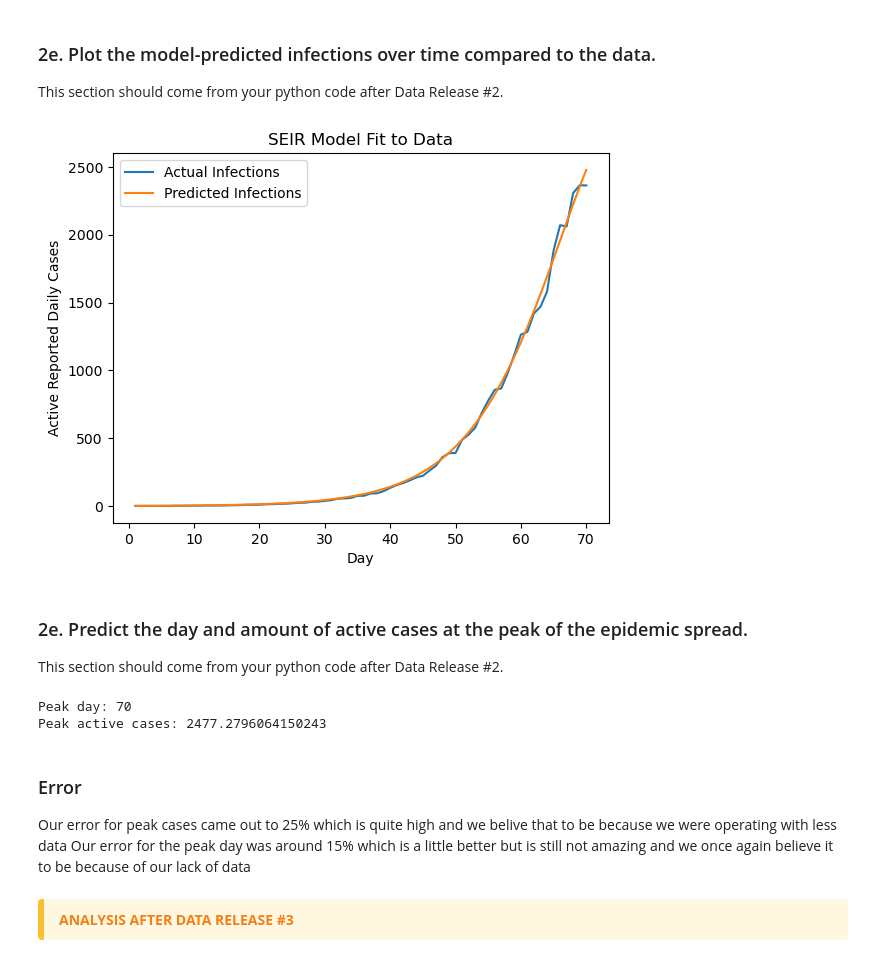
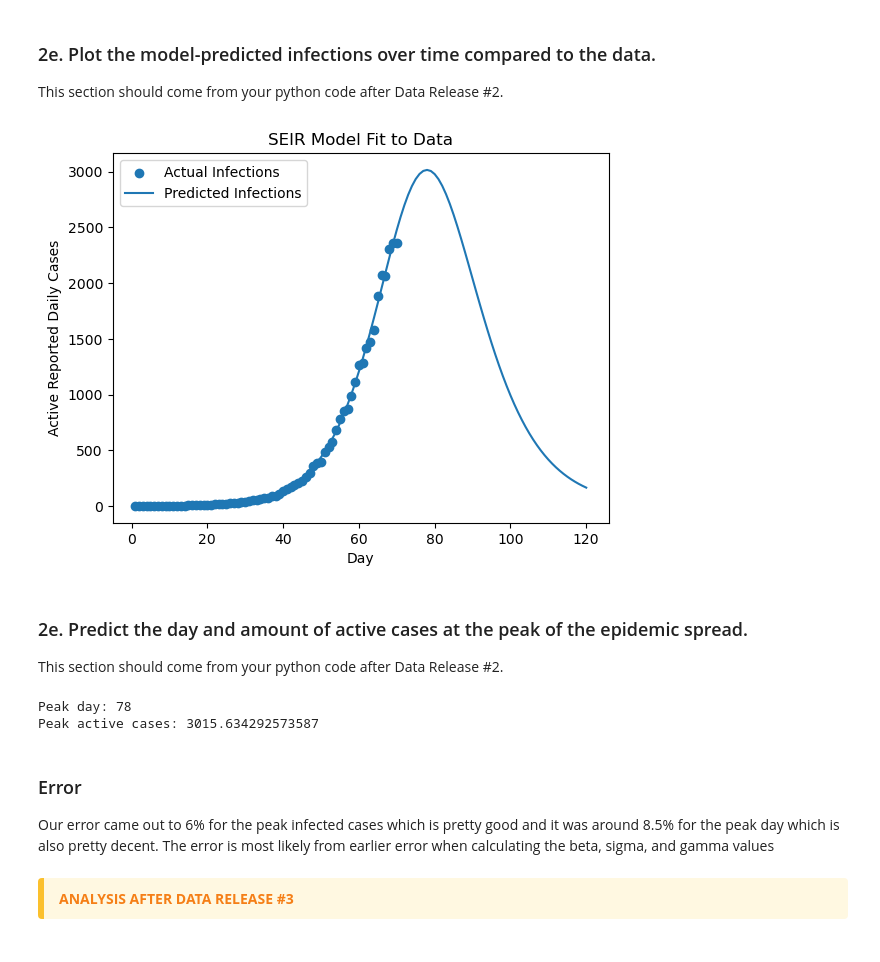
Before and after one commit to gracevl/Module-2-Epidemics-SIR-Modeling_lee_abed, a Jupyter notebook: Notebook examples/Template_student_final_notebook.ipynb, the cells around one changed output. Drawn from its saved outputs; the diff is of its cells as text; code cells hidden in the pictures.

```diff
--- a/Notebook examples/Template_student_final_notebook.ipynb
+++ b/Notebook examples/Template_student_final_notebook.ipynb
@@ -189,23 +189,23 @@ Best SSE:  74689.87651924638
 ### 2e. Plot the model-predicted infections over time compared to the data.
 This section should come from your python code after Data Release #2.
 # %%
-# plotting of the Infections vs. Time Graph
-plt.plot(timepoints, data["active reported daily cases"], label="Actual Infections")
-predicted = SEIR_model(best_beta, best_sigma, best_gamma, S0, E0, I0, R0, timepoints, N)
-plt.plot(timepoints, predicted[2][1:len(timepoints)+1], label="Predicted Infections")
+future_timepoints = np.arange(1,121)
+future_predicted = SEIR_model(best_beta, best_sigma, best_gamma, S0, E0, I0, R0, future_timepoints, N)
+plt.scatter(timepoints, data["active reported daily cases"], label="Actual Infections")
+plt.plot(future_timepoints, future_predicted[2][1:len(future_timepoints)+1], label="Predicted Infections")
 plt.xlabel("Day")
 plt.ylabel("Active Reported Daily Cases")
 plt.title("SEIR Model Fit to Data")
 plt.legend()
 plt.show()
 # %% [output]
-[figure, old version]
+[figure, new version]
 # %% [markdown]
 ### 2e. Predict the day and amount of active cases at the peak of the epidemic spread.
 This section should come from your python code after Data Release #2.
 # %%
 # Pull predicted infected values
-predicted_I = predicted[2][1:len(timepoints)+1]
+predicted_I = future_predicted[2][1:len(future_timepoints)+1]
 
 # Find peak infections
 peak_cases = np.max(predicted_I)
@@ -214,18 +214,17 @@ peak_cases = np.max(predicted_I)
 peak_index = np.argmax(predicted_I)
 
 # Corresponding day
-peak_day = timepoints.iloc[peak_index]
+peak_day = future_timepoints[peak_index]
 
 print("Peak day:", peak_day)
 print("Peak active cases:", peak_cases)
 # %% [output]
-Peak day: 70
-Peak active cases: 2477.2796064150243
+Peak day: 78
+Peak active cases: 3015.634292573587
 # %% [markdown]
 ### Error
 
-Our error for peak cases came out to 25% which is quite high and we belive that to be because we were operating with less data
-Our error for the peak day was around 15% which is a little better but is still not amazing and we once again believe it to be because of our lack of data
+Our error came out to 6% for the peak infected cases which is pretty good and it was around 8.5% for the peak day which is also pretty decent. The error is most likely from earlier error when calculating the beta, sigma, and gamma values
 # %% [markdown]
 
 <div style="
```
